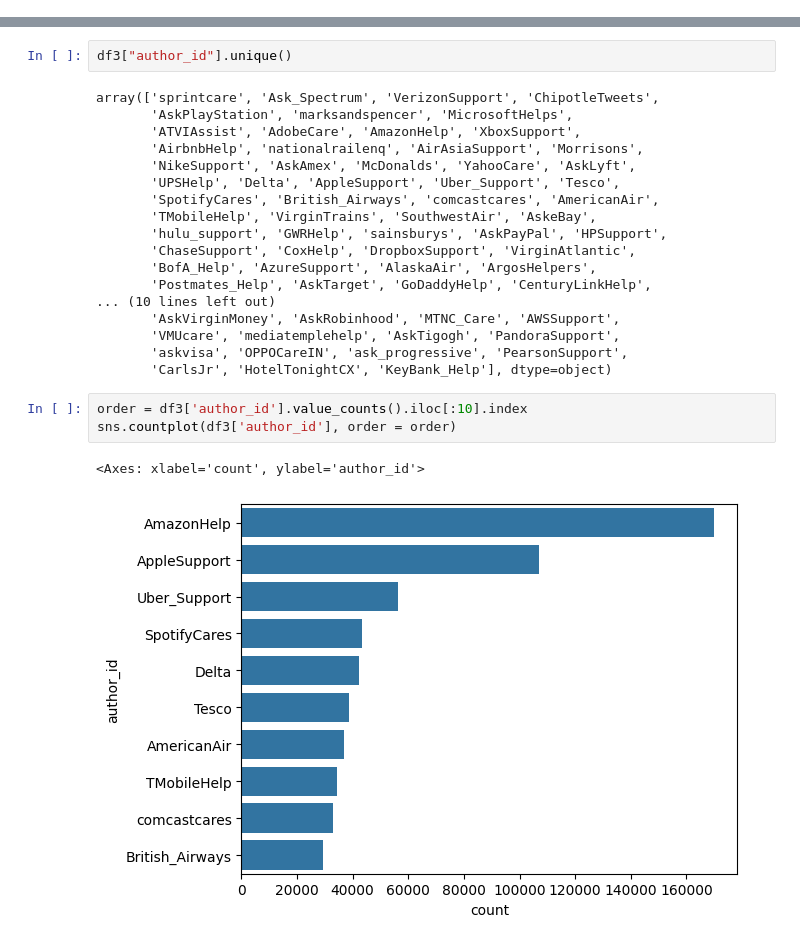
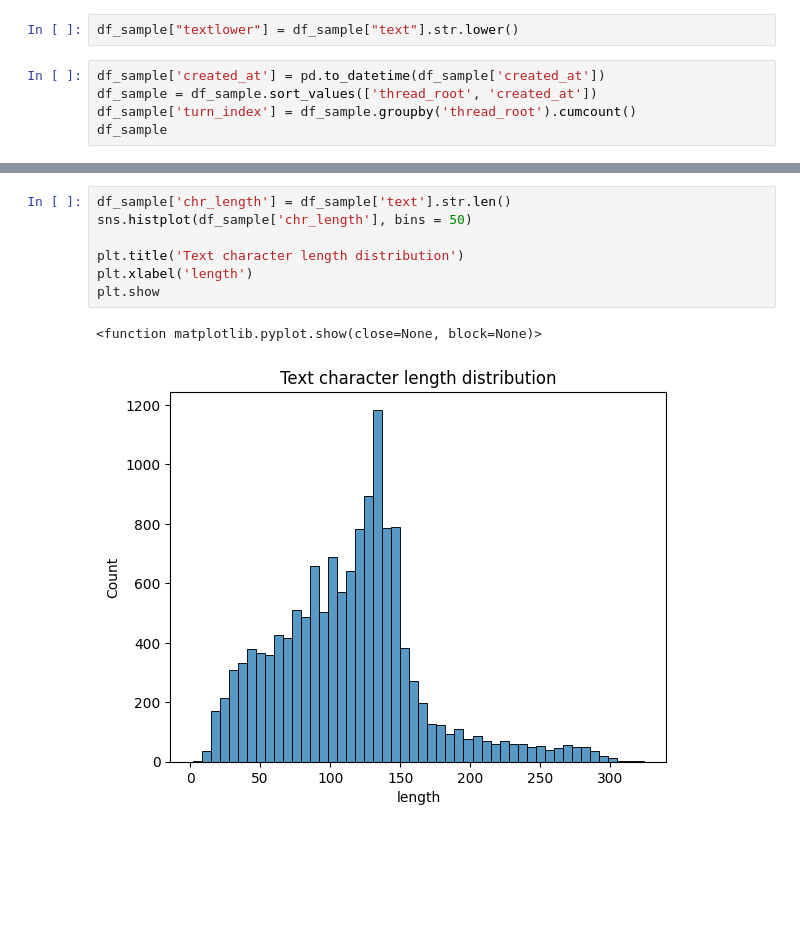
Before and after one commit to rudimentos/Social-Media_Machine-Learning_project, a Jupyter notebook: twcs_jyp.ipynb, the cells around one changed output, grey strips where cells are left out. Saved outputs shown, nothing was run; the diff lists cells and outputs as text; blank space fills up the shorter version.

```diff
--- a/twcs_jyp.ipynb
+++ b/twcs_jyp.ipynb
@@ -51,0 +76,7 @@ df2
+# %%
+df_sample["textlower"] = df_sample["text"].str.lower()
+# %%
+df_sample['created_at'] = pd.to_datetime(df_sample['created_at'])
+df_sample = df_sample.sort_values(['thread_root', 'created_at'])
+df_sample['turn_index'] = df_sample.groupby('thread_root').cumcount()
+df_sample
@@ -69,26 +123,10 @@ df3
-# %%
-df3["author_id"].unique()
-# %% [output]
-array(['sprintcare', 'Ask_Spectrum', 'VerizonSupport', 'ChipotleTweets',
-       'AskPlayStation', 'marksandspencer', 'MicrosoftHelps',
-       'ATVIAssist', 'AdobeCare', 'AmazonHelp', 'XboxSupport',
-       'AirbnbHelp', 'nationalrailenq', 'AirAsiaSupport', 'Morrisons',
-       'NikeSupport', 'AskAmex', 'McDonalds', 'YahooCare', 'AskLyft',
-       'UPSHelp', 'Delta', 'AppleSupport', 'Uber_Support', 'Tesco',
-       'SpotifyCares', 'British_Airways', 'comcastcares', 'AmericanAir',
-       'TMobileHelp', 'VirginTrains', 'SouthwestAir', 'AskeBay',
-       'hulu_support', 'GWRHelp', 'sainsburys', 'AskPayPal', 'HPSupport',
-       'ChaseSupport', 'CoxHelp', 'DropboxSupport', 'VirginAtlantic',
-       'BofA_Help', 'AzureSupport', 'AlaskaAir', 'ArgosHelpers',
-       'Postmates_Help', 'AskTarget', 'GoDaddyHelp', 'CenturyLinkHelp',
-... (10 lines left out)
-       'AskVirginMoney', 'AskRobinhood', 'MTNC_Care', 'AWSSupport',
-       'VMUcare', 'mediatemplehelp', 'AskTigogh', 'PandoraSupport',
-       'askvisa', 'OPPOCareIN', 'ask_progressive', 'PearsonSupport',
-       'CarlsJr', 'HotelTonightCX', 'KeyBank_Help'], dtype=object)
-# %%
-order = df3['author_id'].value_counts().iloc[:10].index
-sns.countplot(df3['author_id'], order = order)
-# %% [output]
-<Axes: xlabel='count', ylabel='author_id'>
-[figure, removed]
+# %%
+df_sample['chr_length'] = df_sample['text'].str.len()
+sns.histplot(df_sample['chr_length'], bins = 50)
+
+plt.title('Text character length distribution')
+plt.xlabel('length')
+plt.show
+# %% [output]
+<function matplotlib.pyplot.show(close=None, block=None)>
+[figure, added]
```
Also changed, not shown: parts of 14 cells of this notebook.
